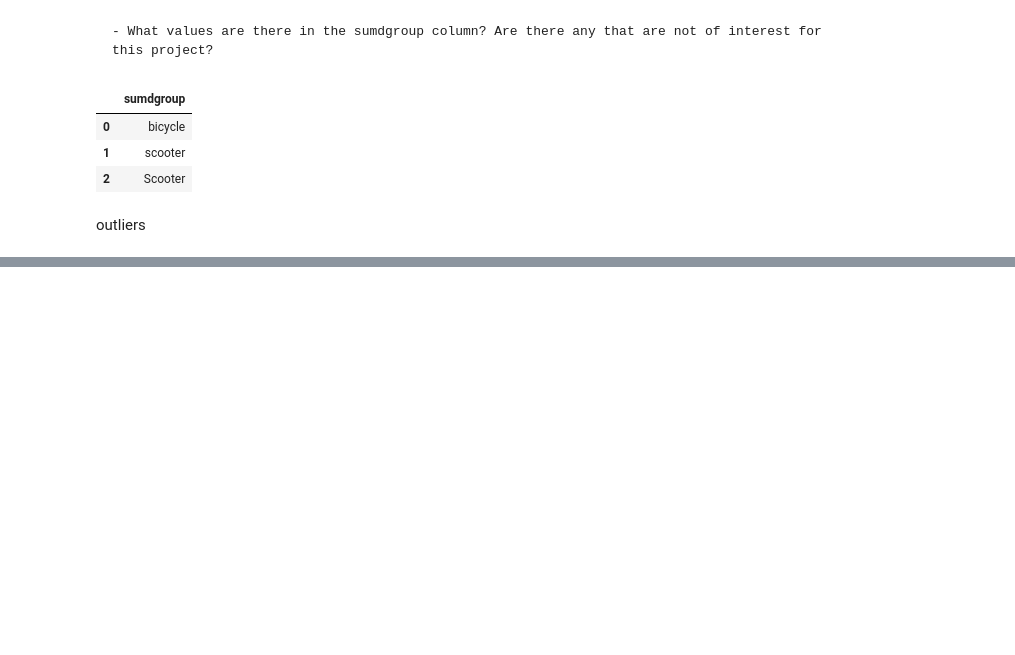
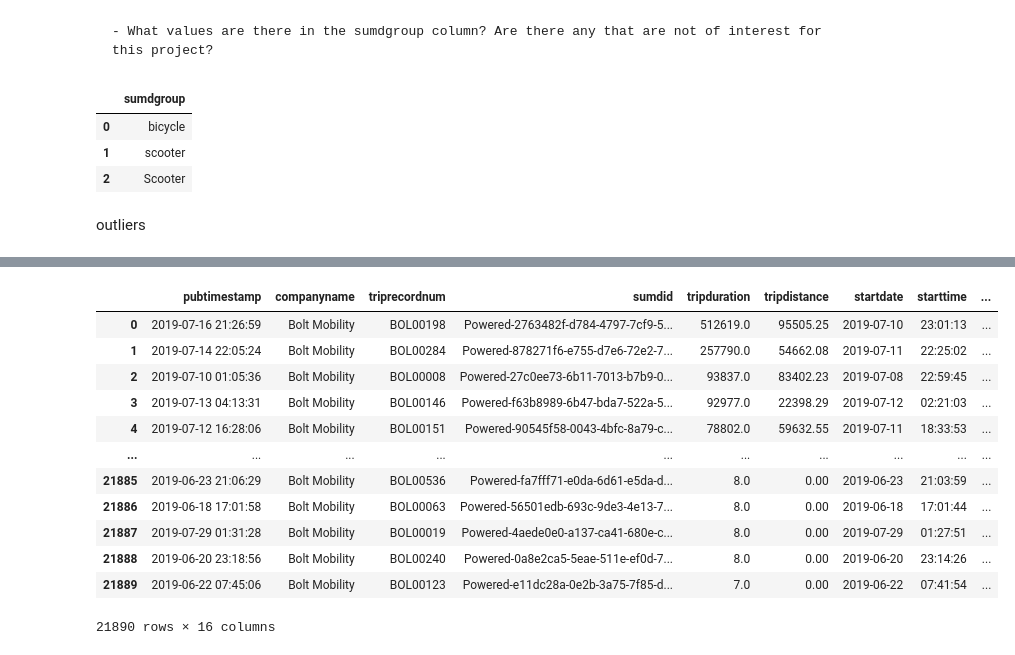
Before and after one commit to NSS-Data-Analytics-Cohort-8/scooter-partner1-badger-badger-python, a Jupyter notebook: notebooks/scoot_scoot.ipynb, the cells around one changed output, grey strips where cells are left out. Cells and saved outputs as stored; diff of their text form; code cells hidden in the pictures; blank space fills up the shorter version.

```diff
--- a/notebooks/scoot_scoot.ipynb
+++ b/notebooks/scoot_scoot.ipynb
@@ -541,3 +542,27 @@ out1
 | 32501 | 2019-05-26 17:46:49.000 | Bolt Mobility | BOL00770 | Powered-0479bb84-afbd-0426-f1c4-d... | 44.000000 | 0.00 | 2019-05-26 | 17:45:06 | ... |
 | 32502 | 2019-07-03 02:54:42.000 | Bolt Mobility | BOL00042 | Powered-046201fb-6532-1f37-6334-3... | 6279.000000 | 58310.37 | 2019-07-03 | 01:09:18 | ... |
 32503 rows × 16 columns
+# %%
+bolt_mobility = '''
+SELECT *
+FROM trips
+WHERE companyname = 'Bolt Mobility'
+ORDER BY tripduration DESC
+'''
+
+bo_mo = pd.read_sql(bolt_mobility, con=engine)
+bo_mo
+# %% [output]
+|  | pubtimestamp | companyname | triprecordnum | sumdid | tripduration | tripdistance | startdate | starttime | ... |
+| 0 | 2019-07-16 21:26:59 | Bolt Mobility | BOL00198 | Powered-2763482f-d784-4797-7cf9-5... | 512619.0 | 95505.25 | 2019-07-10 | 23:01:13 | ... |
+| 1 | 2019-07-14 22:05:24 | Bolt Mobility | BOL00284 | Powered-878271f6-e755-d7e6-72e2-7... | 257790.0 | 54662.08 | 2019-07-11 | 22:25:02 | ... |
+| 2 | 2019-07-10 01:05:36 | Bolt Mobility | BOL00008 | Powered-27c0ee73-6b11-7013-b7b9-0... | 93837.0 | 83402.23 | 2019-07-08 | 22:59:45 | ... |
+| 3 | 2019-07-13 04:13:31 | Bolt Mobility | BOL00146 | Powered-f63b8989-6b47-bda7-522a-5... | 92977.0 | 22398.29 | 2019-07-12 | 02:21:03 | ... |
+| 4 | 2019-07-12 16:28:06 | Bolt Mobility | BOL00151 | Powered-90545f58-0043-4bfc-8a79-c... | 78802.0 | 59632.55 | 2019-07-11 | 18:33:53 | ... |
+| ... | ... | ... | ... | ... | ... | ... | ... | ... | ... |
+| 21885 | 2019-06-23 21:06:29 | Bolt Mobility | BOL00536 | Powered-fa7fff71-e0da-6d61-e5da-d... | 8.0 | 0.00 | 2019-06-23 | 21:03:59 | ... |
+| 21886 | 2019-06-18 17:01:58 | Bolt Mobility | BOL00063 | Powered-56501edb-693c-9de3-4e13-7... | 8.0 | 0.00 | 2019-06-18 | 17:01:44 | ... |
+| 21887 | 2019-07-29 01:31:28 | Bolt Mobility | BOL00019 | Powered-4aede0e0-a137-ca41-680e-c... | 8.0 | 0.00 | 2019-07-29 | 01:27:51 | ... |
+| 21888 | 2019-06-20 23:18:56 | Bolt Mobility | BOL00240 | Powered-0a8e2ca5-5eae-511e-ef0d-7... | 8.0 | 0.00 | 2019-06-20 | 23:14:26 | ... |
+| 21889 | 2019-06-22 07:45:06 | Bolt Mobility | BOL00123 | Powered-e11dc28a-0e2b-3a75-7f85-d... | 7.0 | 0.00 | 2019-06-22 | 07:41:54 | ... |
+21890 rows × 16 columns
```
Also changed, not shown: parts of 17 cells of this notebook, 1 other file.
